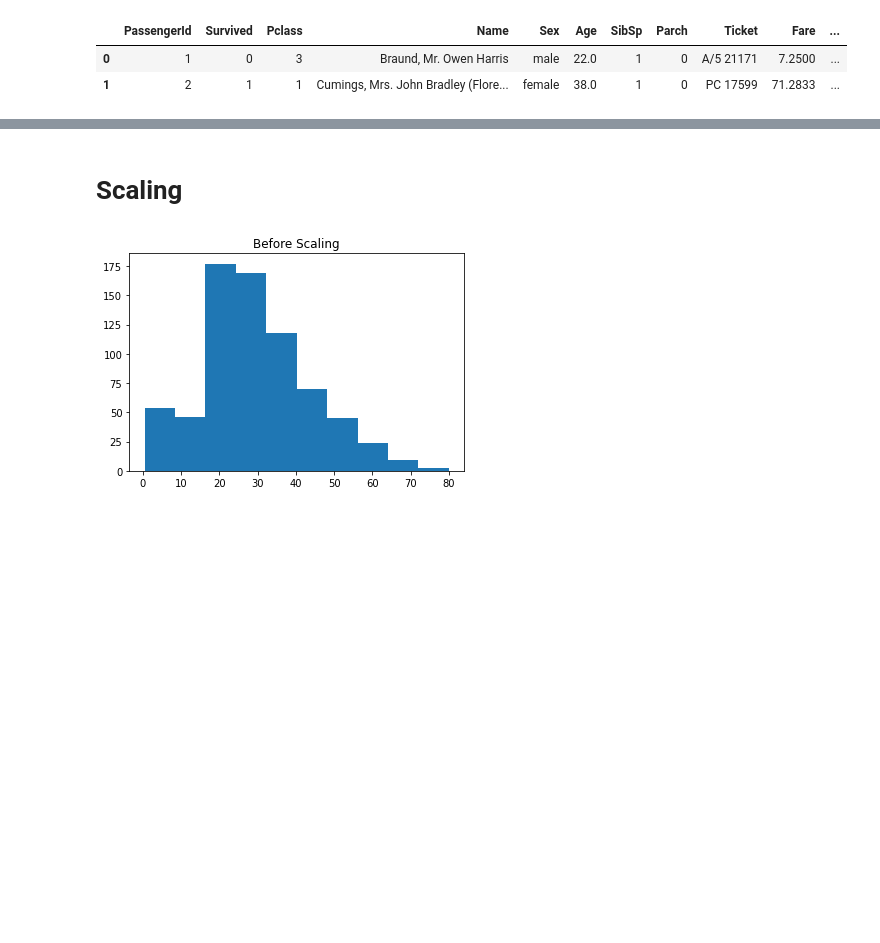
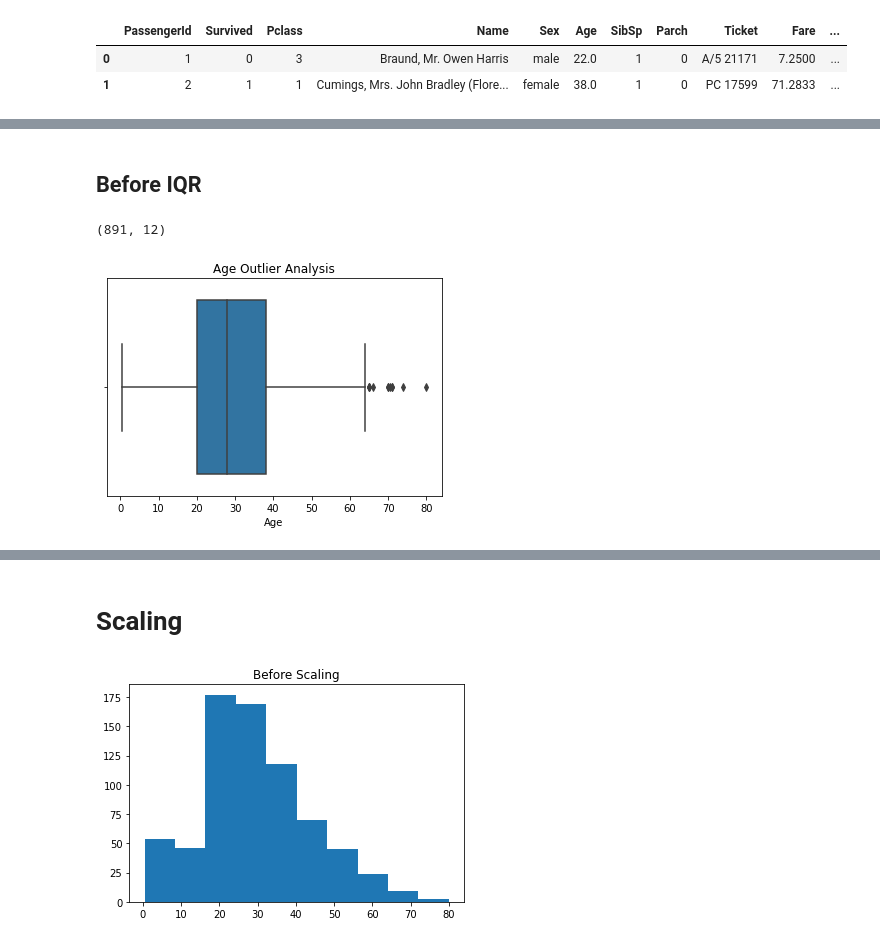
Before and after one commit to jaisarann/my_ml_learning, a Jupyter notebook: nbs/Outlier_Handling/Outlier_Handling.ipynb, the cells around one changed output, grey strips where cells are left out. Drawn from its saved outputs; the diff is of its cells as text; code cells hidden in the pictures; blank space fills up the shorter version.

```diff
--- a/nbs/Outlier_Handling/Outlier_Handling.ipynb
+++ b/nbs/Outlier_Handling/Outlier_Handling.ipynb
@@ -9,7 +9,7 @@ from sklearn.preprocessing import StandardScaler
 # %% [markdown]
 # Read Data
 # %%
-data_path = r'..\data\titanic_train.csv'
+data_path = r'..\..\data\titanic_train.csv'
 # %%
 df = pd.read_csv(data_path)
 df.head(2)
@@ -20,0 +39,2 @@ df.head(2)
+# %%
+df_1 = df.copy()
@@ -20,0 +49,12 @@ df.head(2)
+# %% [markdown]
+## Before IQR
+# %%
+df_1.shape
+# %% [output]
+(891, 12)
+# %%
+sns.boxplot(df_1.Age)
+plt.title('Age Outlier Analysis')
+plt.show()
+# %% [output]
+[figure, added]
```
Also changed, not shown: parts of 22 cells of this notebook, 5 other files.
